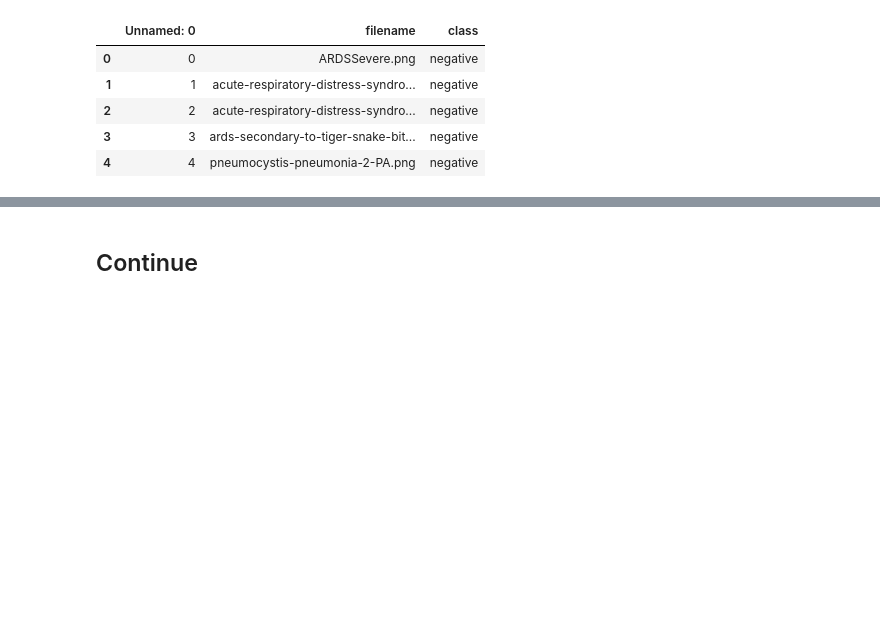
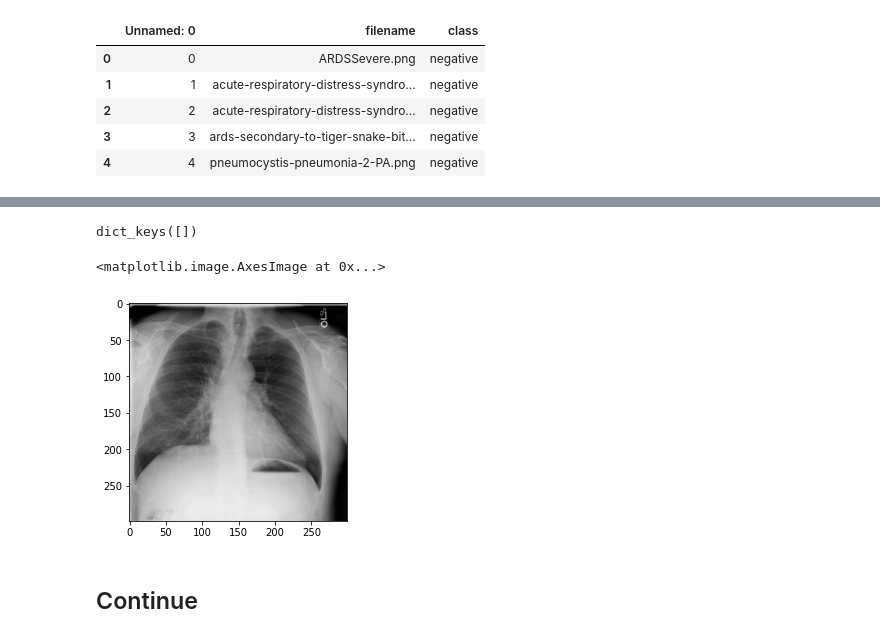
Before and after one commit to AditAhmedabadi/covid_cxr_detection, a Jupyter notebook: notebooks/main.ipynb, the cells around one changed output, grey strips where cells are left out. Cells and saved outputs as stored; diff of their text form; code cells hidden in the pictures; blank space fills up the shorter version.

```diff
--- a/notebooks/main.ipynb
+++ b/notebooks/main.ipynb
@@ -114,3 +114,17 @@ def pair_img_labels(df,mode, num = 2000):
   else:
     print('Incorrect Mode, Select either test or train')
   return img_lst,label_lst
+# %%
+def preprocess_test_img(img_path):
+  pil_img = Image.open(img_path)
+  img_arr = np.asarray(pil_img).astype(np.float32)
+  if len(img_arr.shape) > 2 and img_arr.shape[2] == 4:
+    #convert the image from RGBA2RGB
+    img_arr = cv2.cvtColor(img_arr, cv2.COLOR_BGRA2BGR)
+
+    img_arr = tf.convert_to_tensor(img_arr, dtype = tf.float32)
+  if len(img_arr.shape) == 2:
+    img_arr = tf.expand_dims(img_arr , axis= -1)
+    img_arr = tf.image.grayscale_to_rgb(img_arr) #convert grayscale to rgb
+  img_arr = tf.image.resize(img_arr, (299,299))
+  return img_arr
@@ -117,3 +136,17 @@ def pair_img_labels(df,mode, num = 2000):
+# %%
+type(test_image)
+test_image.keys()
+# %% [output]
+dict_keys([])
+# %%
+test_img_path = 'ca3c90e4-f7fe-4f6e-b20b-81473deab4f0.png'
+
+test_image_1 = preprocess_test_img(test_img_path)
+# %%
+plt.imshow(test_image_1.numpy().astype(np.int32))
+# %% [output]
+<matplotlib.image.AxesImage at 0x...>
+[figure, added]
 # %% [markdown]
 ## Continue
 # %%
```
Also changed, not shown: parts of 15 cells of this notebook.
